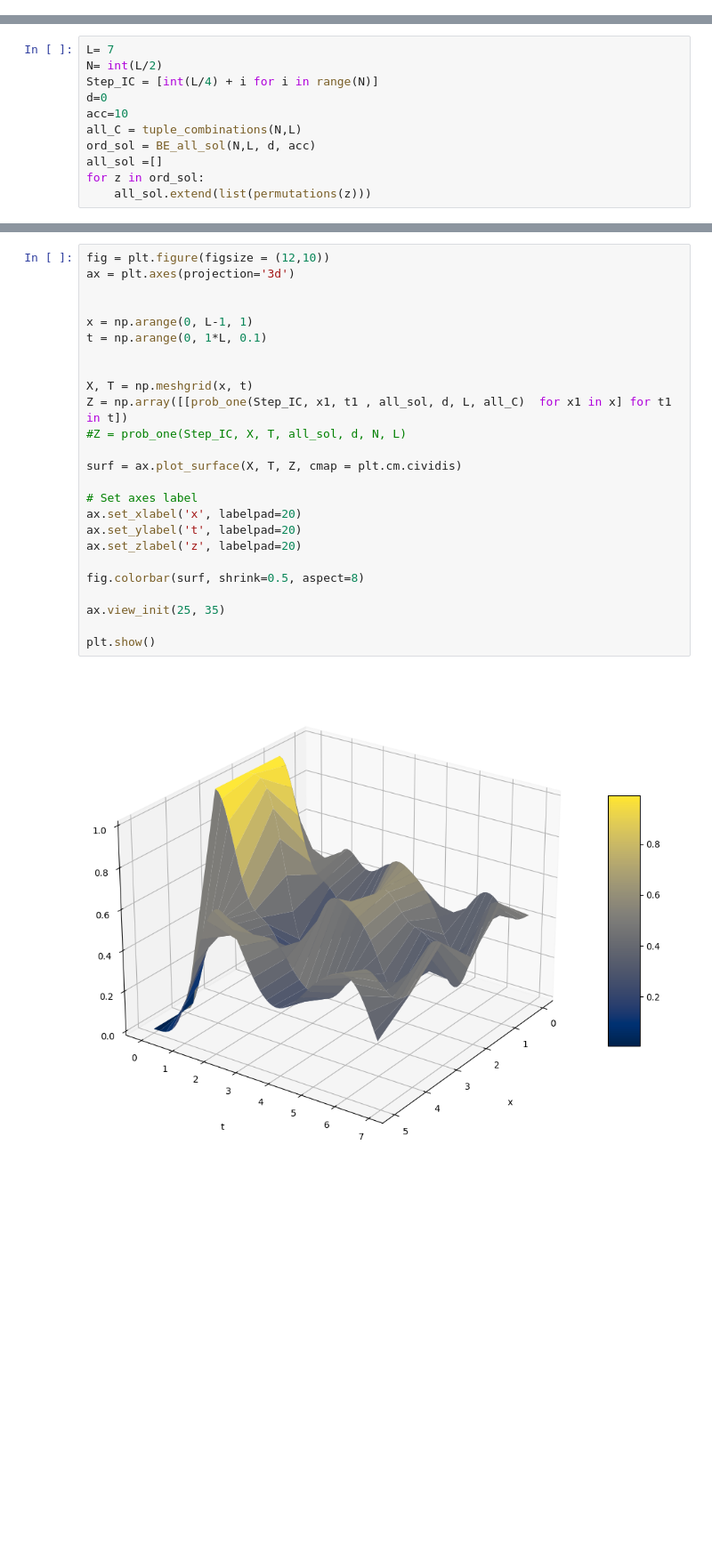
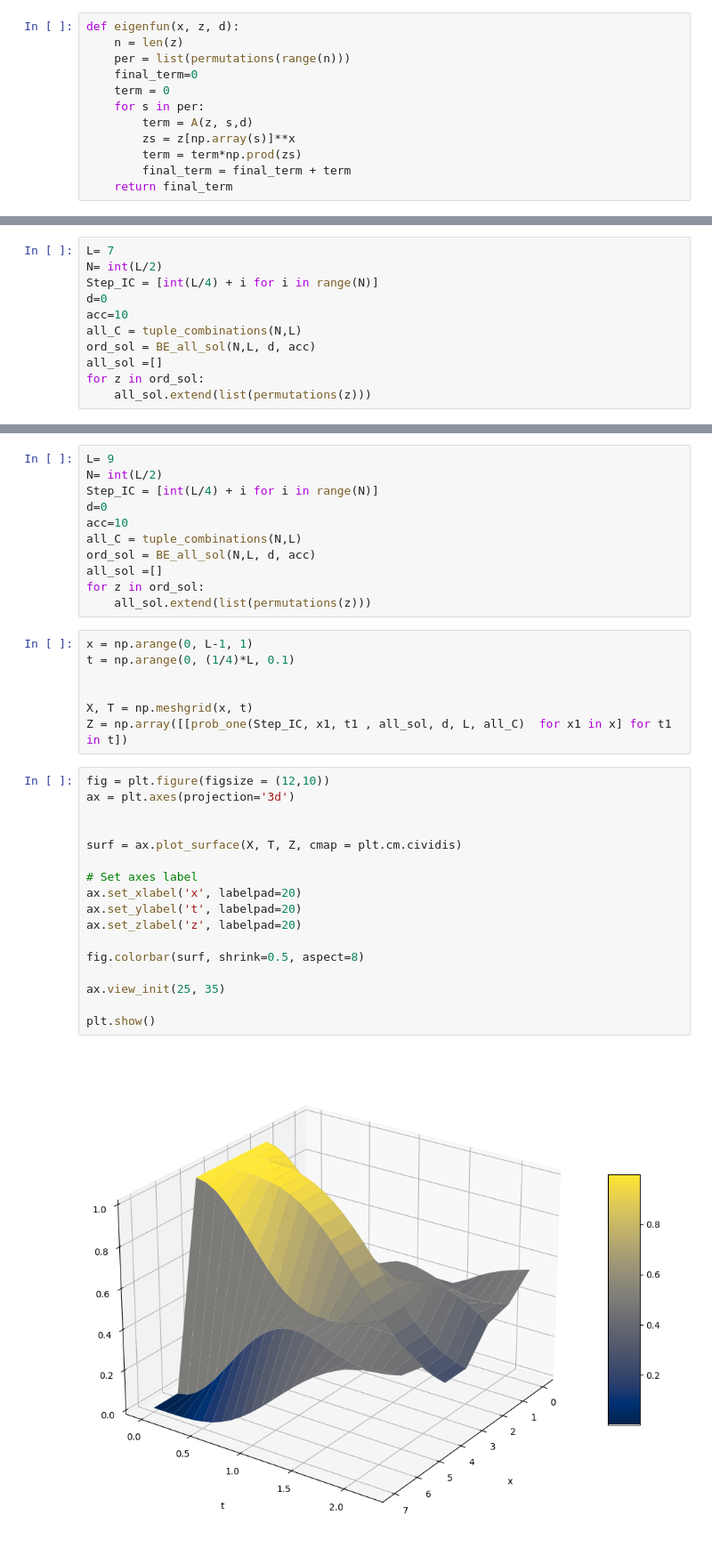
Before and after one commit to asaenz16/URSA23, a Jupyter notebook: DetFormula.ipynb, the cells around one changed output, grey strips where cells are left out. Shown at 89% size. Drawn from its saved outputs; the diff is of its cells as text; blank space fills up the shorter version.

Commit message:
faster one-point function plots

```diff
--- a/DetFormula.ipynb
+++ b/DetFormula.ipynb
@@ -91,3 +93,15 @@ def eigenfun(x, z, d):
+# %%
+def eigenfun(x, z, d):
+    n = len(z)
+    per = list(permutations(range(n)))
+    final_term=0
+    term = 0
+    for s in per:
+        term = A(z, s,d)
+        zs = z[np.array(s)]**x
+        term = term*np.prod(zs)
+        final_term = final_term + term
+    return final_term
 # %% [markdown]
 # Solutions to the Bethe equations
 # %%
@@ -573,27 +684,37 @@ for z in ord_sol:
+# %%
+L= 9
+N= int(L/2)
+Step_IC = [int(L/4) + i for i in range(N)]
+d=0
+acc=10
+all_C = tuple_combinations(N,L)
+ord_sol = BE_all_sol(N,L, d, acc)
+all_sol =[]
+for z in ord_sol:
+    all_sol.extend(list(permutations(z)))
+# %%
+x = np.arange(0, L-1, 1)
+t = np.arange(0, (1/4)*L, 0.1)
+
+
+X, T = np.meshgrid(x, t)
+Z = np.array([[prob_one(Step_IC, x1, t1 , all_sol, d, L, all_C)  for x1 in x] for t1 in t])
 # %%
 fig = plt.figure(figsize = (12,10))
 ax = plt.axes(projection='3d')
 
-
-x = np.arange(0, L-1, 1)
-t = np.arange(0, 1*L, 0.1)
-
-
-X, T = np.meshgrid(x, t)
-Z = np.array([[prob_one(Step_IC, x1, t1 , all_sol, d, L, all_C)  for x1 in x] for t1 in t])
-#Z = prob_one(Step_IC, X, T, all_sol, d, N, L)
 
 surf = ax.plot_surface(X, T, Z, cmap = plt.cm.cividis)
 
 # Set axes label
 ax.set_xlabel('x', labelpad=20)
 ax.set_ylabel('t', labelpad=20)
 ax.set_zlabel('z', labelpad=20)
 
 fig.colorbar(surf, shrink=0.5, aspect=8)
 
 ax.view_init(25, 35)
 
 plt.show()
 # %% [output]
-[figure, old version]
+[figure, new version]
```
Also changed, not shown: parts of 38 cells of this notebook.
